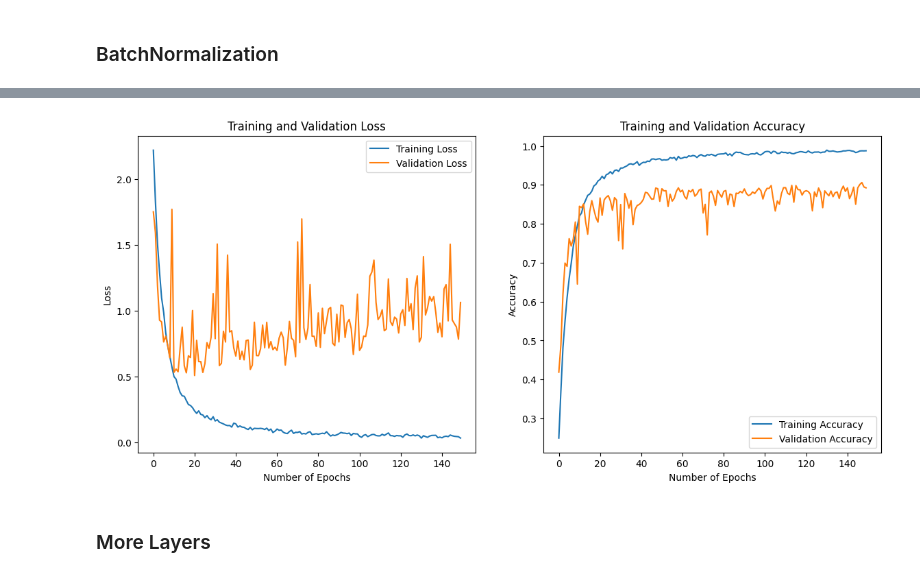
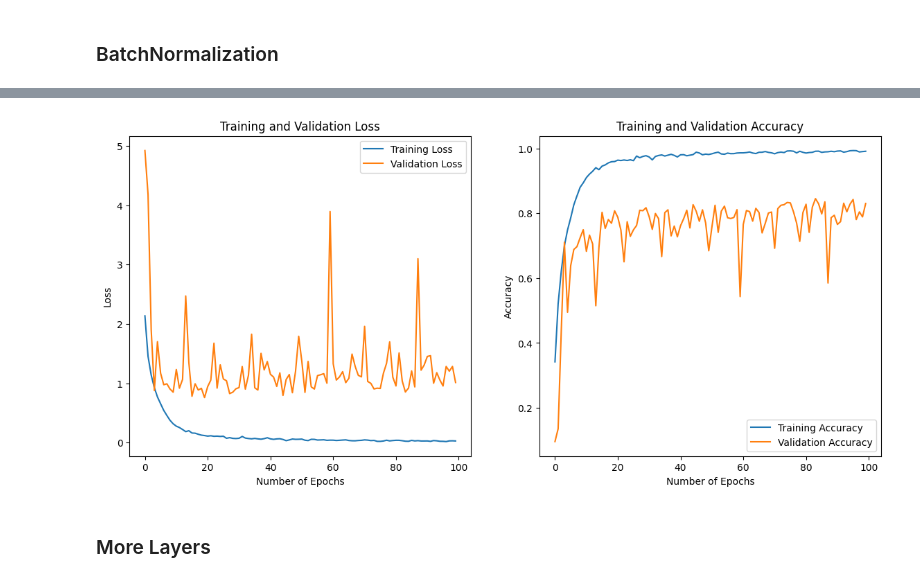
Before and after one commit to JoenC25/CNN-Classify-Vegetables, a Jupyter notebook: A_Convolutional_Neural_Network.ipynb, the cells around one changed output, grey strips where cells are left out. Saved outputs shown, nothing was run; the diff lists cells and outputs as text; code cells hidden in the pictures.

```diff
--- a/A_Convolutional_Neural_Network.ipynb
+++ b/A_Convolutional_Neural_Network.ipynb
@@ -474,7 +650,8 @@ batchNorm_23 = Sequential(name="batchNorm_23", layers = [
     MaxPooling2D(pool_size=(2, 2)),
 
     Flatten(),
-    Dense(128, activation='relu'),
+    Dense(64, activation='relu'),
+    BatchNormalization(),
     Dropout(0.5),
     Dense(num_classes, activation='softmax')
 ])
@@ -506,10 +683,9 @@ Non-trainable params: 448
 _________________________________________________________________
 # %%
-history = batchNorm_23.fit(
+batchNorm_23_history = batchNorm_23.fit(
     X_train_23, y_train_23_cat,
     batch_size=32,
-    epochs=150,
+    epochs=100,
     validation_data=(X_val_23, y_val_23_cat),
-    class_weight=class_weight_dict
 )
 # %% [output]
@@ -539,7 +730,7 @@ Test accuracy: 0.89
 # %%
-plot_learning_curve(history)
+plot_learning_curve(batchNorm_23_history)
 # %% [output]
-[figure, old version]
+[figure, new version]
 # %% [markdown]
 ### More Layers
 # %%
```
Also changed, not shown: parts of 78 cells of this notebook.
